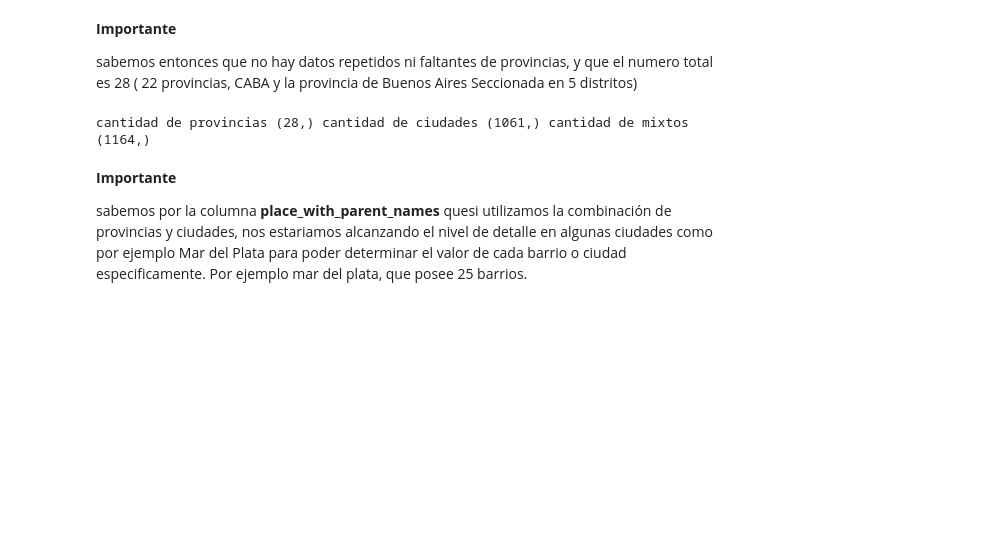
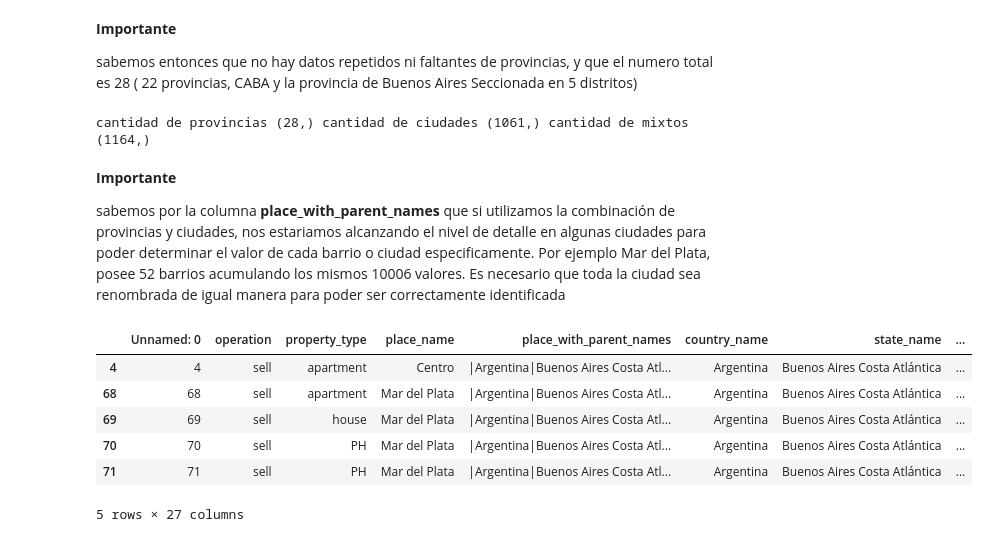
Before and after one commit to giustipatricio/grupo4-1120_ed_13, a Jupyter notebook: M2.ipynb, the cells around one changed output. Cells and saved outputs as stored; diff of their text form; code cells hidden in the pictures; blank space fills up the shorter version.

Commit message:
limpieza mdq

```diff
--- a/M2.ipynb
+++ b/M2.ipynb
@@ -162,4 +162,24 @@ print ( "cantidad de provincias", provincias_unicos.shape, "cantidad de ciudades
 cantidad de provincias (28,) cantidad de ciudades (1061,) cantidad de mixtos (1164,)
 # %% [markdown]
 <b>Importante</b>
-<p>sabemos por la columna <b>place_with_parent_names</b> quesi utilizamos la combinación de provincias y ciudades, nos estariamos alcanzando el nivel de detalle en algunas ciudades como por ejemplo Mar del Plata para poder determinar el valor de cada barrio o ciudad especificamente. Por ejemplo mar del plata, que posee 25 barrios.
+<p>sabemos por la columna <b>place_with_parent_names</b> que si utilizamos la combinación de provincias y ciudades, nos estariamos alcanzando el nivel de detalle en algunas ciudades para poder determinar el valor de cada barrio o ciudad especificamente. Por ejemplo Mar del Plata, posee 52 barrios acumulando los mismos 10006 valores.
+    Es necesario que toda la ciudad sea renombrada de igual manera para poder ser correctamente identificada
+# %%
+#Creamos una nueva columna de limpieza de ciudades
+data['place_name_clean'] = data['place_name']
+ciudades_limpieza = data['place_name_clean'].astype('str')
+ciudades_limpieza
+#filtramos solamente la costa atlantica
+bsas_costa_mask = provincias == 'Buenos Aires Costa Atlántica'
+#filtramos en el concatenado completo todas filas que contienen de Mar del Plata
+mdq_mask = ((data['place_with_parent_names'].str.contains('Mar del Plata')))
+
+data[mdq_mask].head()
+# %% [output]
+|  | Unnamed: 0 | operation | property_type | place_name | place_with_parent_names | country_name | state_name | ... |
+| 4 | 4 | sell | apartment | Centro | |Argentina|Buenos Aires Costa Atl... | Argentina | Buenos Aires Costa Atlántica | ... |
+| 68 | 68 | sell | apartment | Mar del Plata | |Argentina|Buenos Aires Costa Atl... | Argentina | Buenos Aires Costa Atlántica | ... |
+| 69 | 69 | sell | house | Mar del Plata | |Argentina|Buenos Aires Costa Atl... | Argentina | Buenos Aires Costa Atlántica | ... |
+| 70 | 70 | sell | PH | Mar del Plata | |Argentina|Buenos Aires Costa Atl... | Argentina | Buenos Aires Costa Atlántica | ... |
+| 71 | 71 | sell | PH | Mar del Plata | |Argentina|Buenos Aires Costa Atl... | Argentina | Buenos Aires Costa Atlántica | ... |
+5 rows × 27 columns
```
Also changed, not shown: parts of 2 cells of this notebook.
